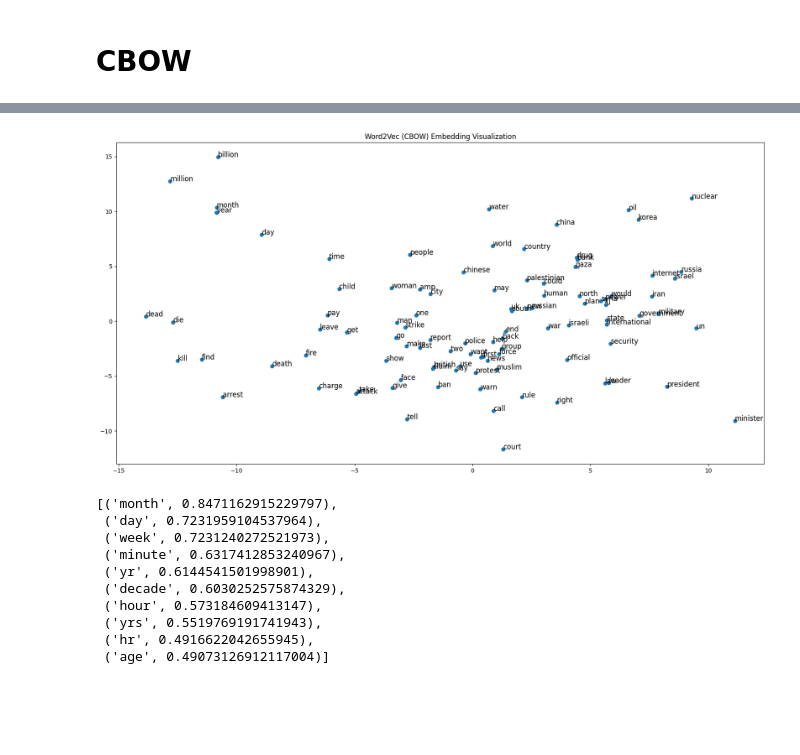
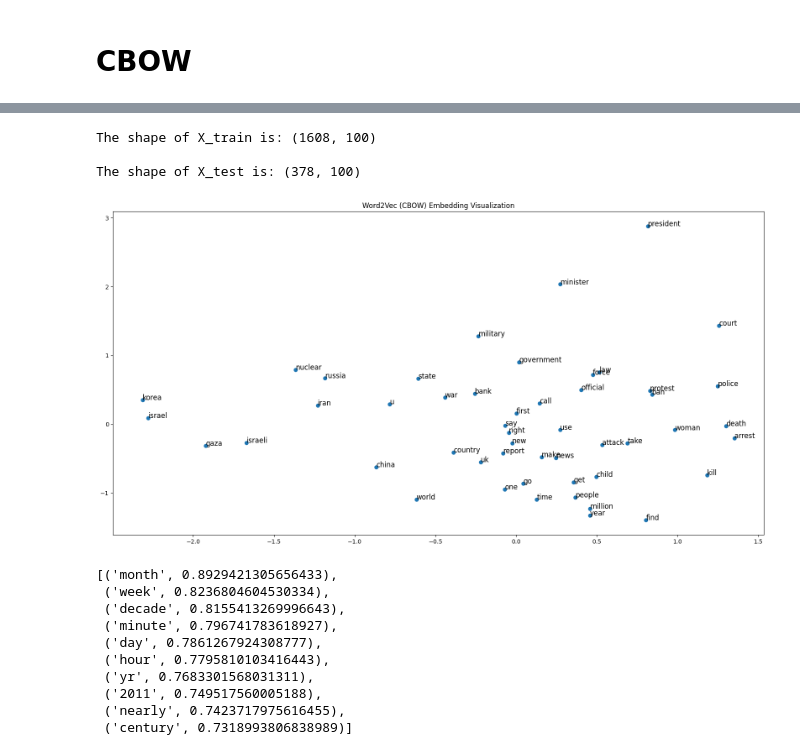
Before and after one commit to CharalamposZisis/Daily-News-for-Stock-Market-Prediction, a Jupyter notebook: main.ipynb, the cells around one changed output, grey strips where cells are left out. Drawn from its saved outputs; the diff is of its cells as text; code cells hidden in the pictures; blank space fills up the shorter version.

```diff
--- a/main.ipynb
+++ b/main.ipynb
@@ -52,5 +54,3 @@ Text(0.5, 1.0, 'Distribution of Headline Length (words)')
-# %%
-df = df.drop('headlines', axis=1)
 # %%
 df.isnull().sum()
 # %% [output]
@@ -721,37 +707,30 @@ from gensim.models import Word2Vec
 import gensim
 import warnings
 warnings.filterwarnings(action='ignore')
-import torch
-import torch.nn as nn
-import torch.optim as optim
-from torch.utils.data import Dataset, DataLoader
-from sklearn.decomposition import PCA
-import numpy as np
-import matplotlib.pyplot as plt
 
 # get a copy of the data
-data = df.copy()
+headlines_train = df_train.copy()
 
 # Clean the data
-data = clean_data(data)
+headlines_train = clean_data(headlines_train)
 
-# Create a set(get only unique values) for all of words that are in headings
-vocabulary = set(
-    chain.from_iterable(
-        df_clean[df_clean.columns[2:27]].values.flatten()
-    )
-)
+# # Create a set(get only unique values) for all of words that are in headings
+# vocabulary = set(
+#     chain.from_iterable(
+#         df_clean[df_clean.columns[2:27]].values.flatten() # flatten is used to return the array collapsed into one dimension.
+#     )
+# )
 
 # Make a list of sentences
-sentences = [
+sentences_train = [
     tokens
-    for tokens in data[data.columns[2:27]].values.flatten()
+    for tokens in headlines_train[headlines_train.columns[2:27]].values.flatten()
     if isinstance(tokens, list) and len(tokens) > 1
 ]
 
-# instantiate a CBOW model. In CBOW we train the sentences and not the words each self.
-model = gensim.models.Word2Vec(sentences, min_count=1,workers=3,
-                                vector_size=100, window=5, sg = 0) # we set sg = 0 to train our algorithm as CBOW
+# instantiate a CBOW model (trained ONLY on the training subset). In CBOW we train the sentences and not the words each self.
+w2v_model  = gensim.models.Word2Vec(sentences_train, min_count=1,workers=3,
+                                vector_size=100, window=5, sg = 1) # we set sg = 0 to train our algorithm as CBOW
 
-# Train the model based on vocabulary
-model.train(sentences, total_examples=len(sentences), epochs=200)
+# Train the model based on these sentences
+# model.train(sentences_train, total_examples=len(sentences_train), epochs=200) # epochs refered to complete forward and backward pass of all the training examples in the dataset
@@ -768,43 +864,51 @@ len(sentences)
+# %%
+print(f'The shape of X_train is: {X_train.shape}\n')
+
+print(f'The shape of X_test is: {X_test.shape}')
+# %% [output]
+The shape of X_train is: (1608, 100)
+
+The shape of X_test is: (378, 100)
 # %%
 from sklearn.decomposition import PCA
 import matplotlib.pyplot as plt
 import numpy as np
 
 # Select only 50 random words to visualize since the whole vocabulary is not interpretable
-words = list(model.wv.key_to_index.keys())[:100]
+words = list(w2v_model.wv.key_to_index.keys())[:50]
 
 # Save each words vector in an array
-X = np.array([model.wv[word] for word in words])
+X = np.array([w2v_model.wv[word] for word in words])
 
 # PCA
 pca = PCA(n_components=2)
 result = pca.fit_transform(X)
 
 # Plot
 plt.figure(figsize=(20, 10))
 plt.scatter(result[:, 0], result[:, 1])
 
 for i, word in enumerate(words):
     plt.annotate(word, xy=(result[i, 0], result[i, 1]), fontsize=12)
 
 plt.title("Word2Vec (CBOW) Embedding Visualization")
 plt.show()
 # %% [output]
-[figure, old version]
+[figure, new version]
 # %%
 # Let 's just do few experiments
-model.wv.most_similar('year')
+w2v_model.wv.most_similar('year')
 # %% [output]
-[('month', 0.8471162915229797),
- ('day', 0.7231959104537964),
- ('week', 0.7231240272521973),
- ('minute', 0.6317412853240967),
- ('yr', 0.6144541501998901),
- ('decade', 0.6030252575874329),
- ('hour', 0.573184609413147),
- ('yrs', 0.5519769191741943),
- ('hr', 0.4916622042655945),
- ('age', 0.49073126912117004)]
+[('month', 0.8929421305656433),
+ ('week', 0.8236804604530334),
+ ('decade', 0.8155413269996643),
+ ('minute', 0.796741783618927),
+ ('day', 0.7861267924308777),
+ ('hour', 0.7795810103416443),
+ ('yr', 0.7683301568031311),
+ ('2011', 0.749517560005188),
+ ('nearly', 0.7423717975616455),
+ ('century', 0.7318993806838989)]
 # %%
 from sklearn.decomposition import PCA
 import matplotlib.pyplot as plt
```
Also changed, not shown: parts of 58 cells of this notebook, 1 other file.
